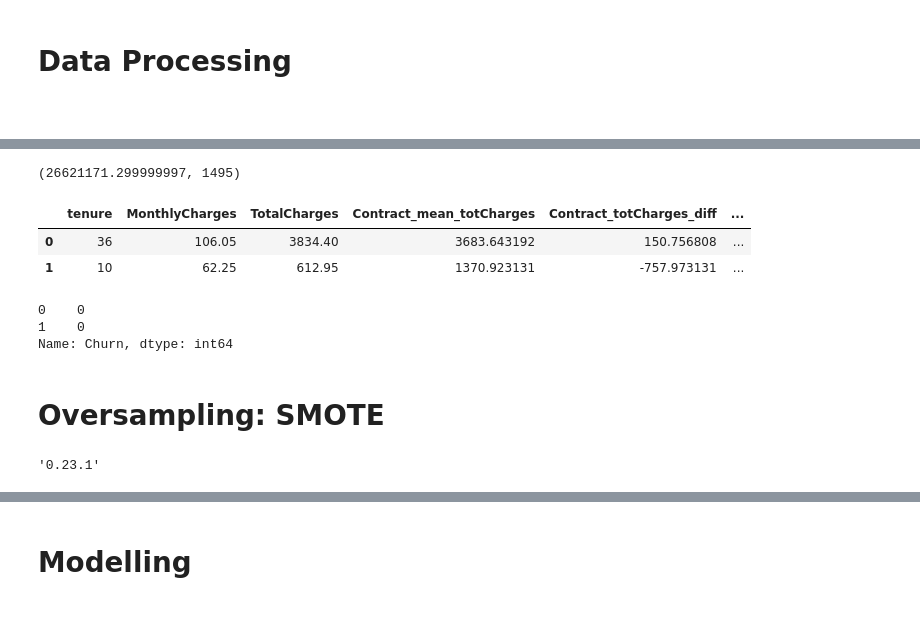
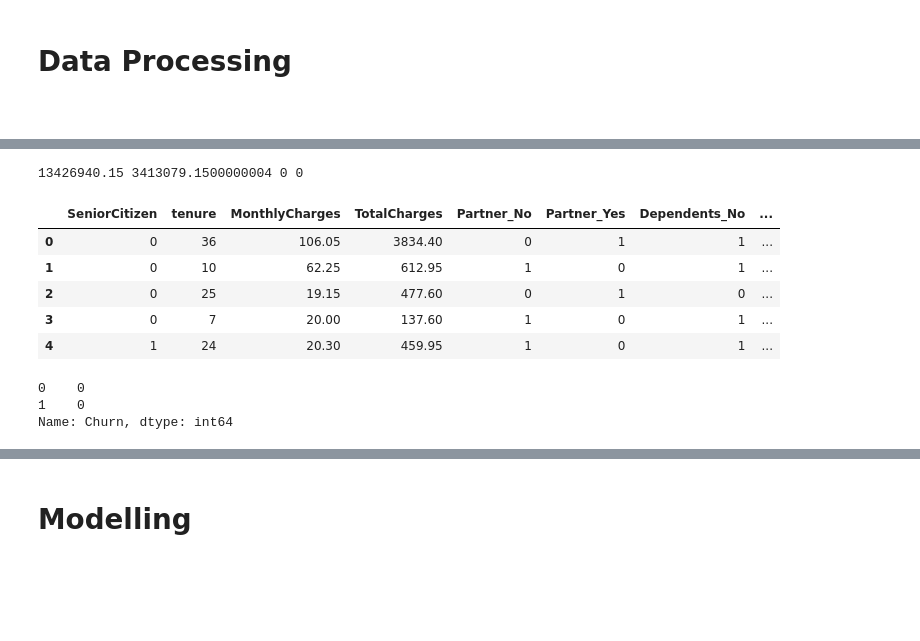
Before and after one commit to bhishanpdl/Project_Customer_Churn, a Jupyter notebook: notebooks/b01_churn_boosting_xgb.ipynb, the cells around one changed output, grey strips where cells are left out. Cells and saved outputs as stored; diff of their text form; code cells hidden in the pictures; blank space fills up the shorter version.

Commit message:
churn

```diff
--- a/notebooks/b01_churn_boosting_xgb.ipynb
+++ b/notebooks/b01_churn_boosting_xgb.ipynb
@@ -112,7 +116,7 @@ path_data_test = '../data/raw/test.csv'
 
 if ENV_COLAB:
     path_data_train = 'https://raw.githubusercontent.com/bhishanpdl/Datasets/master/Projects/Telco_Customer_Churn/raw/train.csv'
-    path_data_test = 'https://raw.githubusercontent.com/bhishanpdl/Datasets/master/Projects/Telco_Customer_Churn/raw/test.csv.csv'
+    path_data_test = 'https://raw.githubusercontent.com/bhishanpdl/Datasets/master/Projects/Telco_Customer_Churn/raw/test.csv'
 # %%
 df_train = pd.read_csv(path_data_train)
 df_test = pd.read_csv(path_data_test)
@@ -240,3 +142,0 @@ def clean_data(dfx):
-# %%
-df_train = clean_data(df_train)
-df_test  = clean_data(df_test)
@@ -243,30 +154,43 @@ df_test  = clean_data(df_test)
+# %%
+def clean_data(dfx):
+    dfx = dfx.copy()
+
+    # from eda we see that gender has no effect
+    cols_drop = ['customerID','gender']
+    dfx = dfx.drop(cols_drop,axis=1)
+
+    # impute
+    dfx['TotalCharges'] = pd.to_numeric(dfx['TotalCharges'],errors='coerce').fillna(0)
+
+    # one hot encoding
+    cols_cat = dfx.select_dtypes('object').columns
+    dfx = pd.get_dummies(dfx,columns=cols_cat,drop_first=False)
+    return dfx
 # %%
-df_Xtrain  = df_train.drop(target_name,axis=1)
-ser_ytrain = df_train[target_name].map({'No':0, 'Yes':1})
+df_Xtrain_full = clean_data(df_train.drop(target_name,axis=1))
+df_Xtest  = clean_data(df_test.drop(target_name,axis=1))
 
-df_Xtest   = df_test.drop(target_name,axis=1)
-ser_ytest  = df_test[target_name].map({'No':0, 'Yes':1})
+ser_ytrain_full = df_train[target_name].map({'No':0,'Yes':1})
+ser_ytest = df_test[target_name].map({'No':0,'Yes':1})
+
+ytrain_full = np.array(ser_ytrain_full).ravel()
+ytest = np.array(ser_ytest).ravel()
-# %%
-df_Xtrain.sum().sum(), ser_ytrain.sum().sum()
-# %% [output]
-(26621171.299999997, 1495)
+# %%
+print(df_Xtrain_full.sum().sum(), df_Xtest.sum().sum(),
+      df_Xtrain_full.isna().sum().sum(), df_Xtest.isna().sum().sum())
+
+df_Xtrain_full.head()
+# %% [output]
+13426940.15 3413079.1500000004 0 0
+|  | SeniorCitizen | tenure | MonthlyCharges | TotalCharges | Partner_No | Partner_Yes | Dependents_No | ... |
+| 0 | 0 | 36 | 106.05 | 3834.40 | 0 | 1 | 1 | ... |
+| 1 | 0 | 10 | 62.25 | 612.95 | 1 | 0 | 1 | ... |
+| 2 | 0 | 25 | 19.15 | 477.60 | 0 | 1 | 0 | ... |
+| 3 | 0 | 7 | 20.00 | 137.60 | 1 | 0 | 1 | ... |
+| 4 | 1 | 24 | 20.30 | 459.95 | 1 | 0 | 1 | ... |
 # %%
-df_Xtrain.head(2)
+ser_ytrain_full.head(2)
 # %% [output]
-|  | tenure | MonthlyCharges | TotalCharges | Contract_mean_totCharges | Contract_totCharges_diff | ... |
-| 0 | 36 | 106.05 | 3834.40 | 3683.643192 | 150.756808 | ... |
-| 1 | 10 | 62.25 | 612.95 | 1370.923131 | -757.973131 | ... |
+0    0
+1    0
+Name: Churn, dtype: int64
-# %%
-ser_ytrain.head(2)
-# %% [output]
-0    0
-1    0
-Name: Churn, dtype: int64
-# %% [markdown]
-# Oversampling: SMOTE
-# %%
-from imblearn.over_sampling import SMOTE # smote needs sklearn 0.23.1
-import sklearn
-sklearn.__version__
-# %% [output]
-'0.23.1'
```
Also changed, not shown: parts of 37 cells of this notebook, 9 other files.
